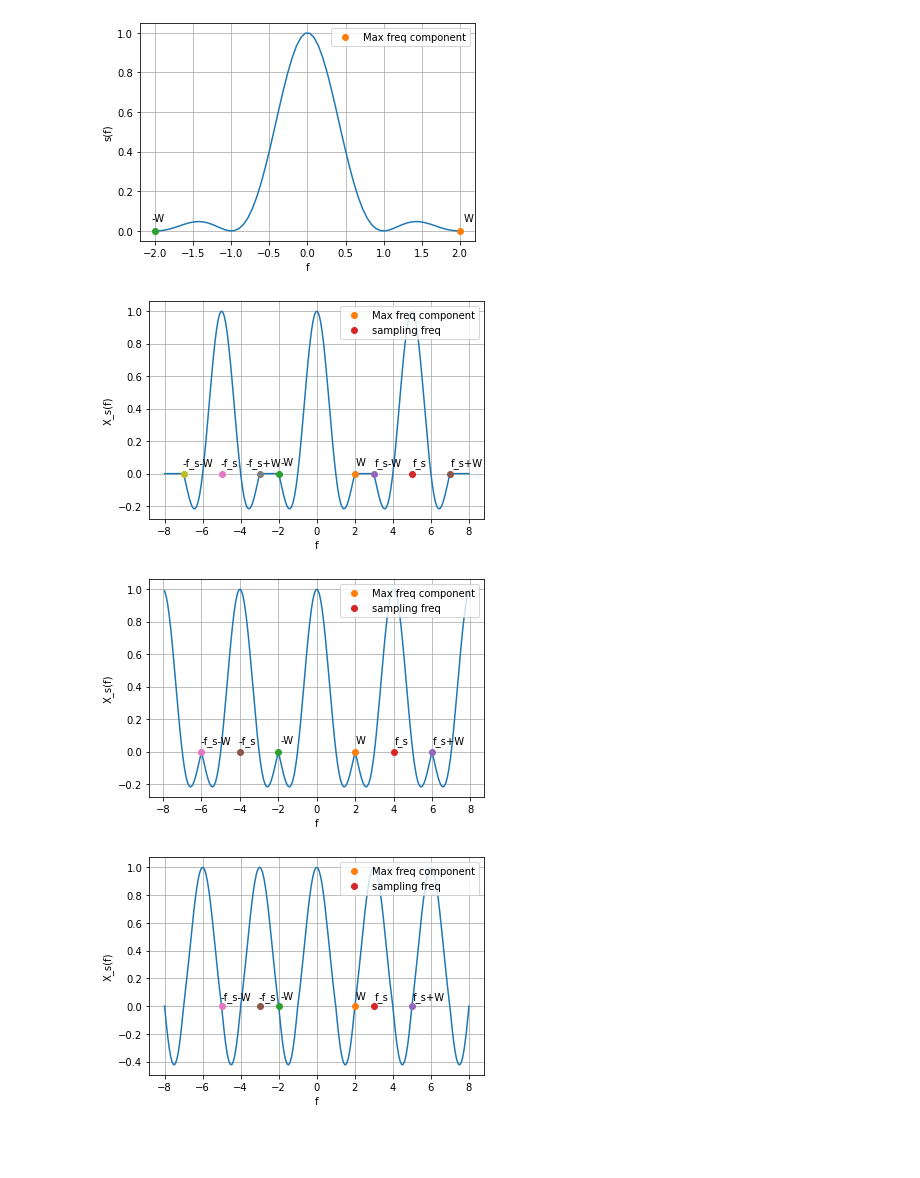
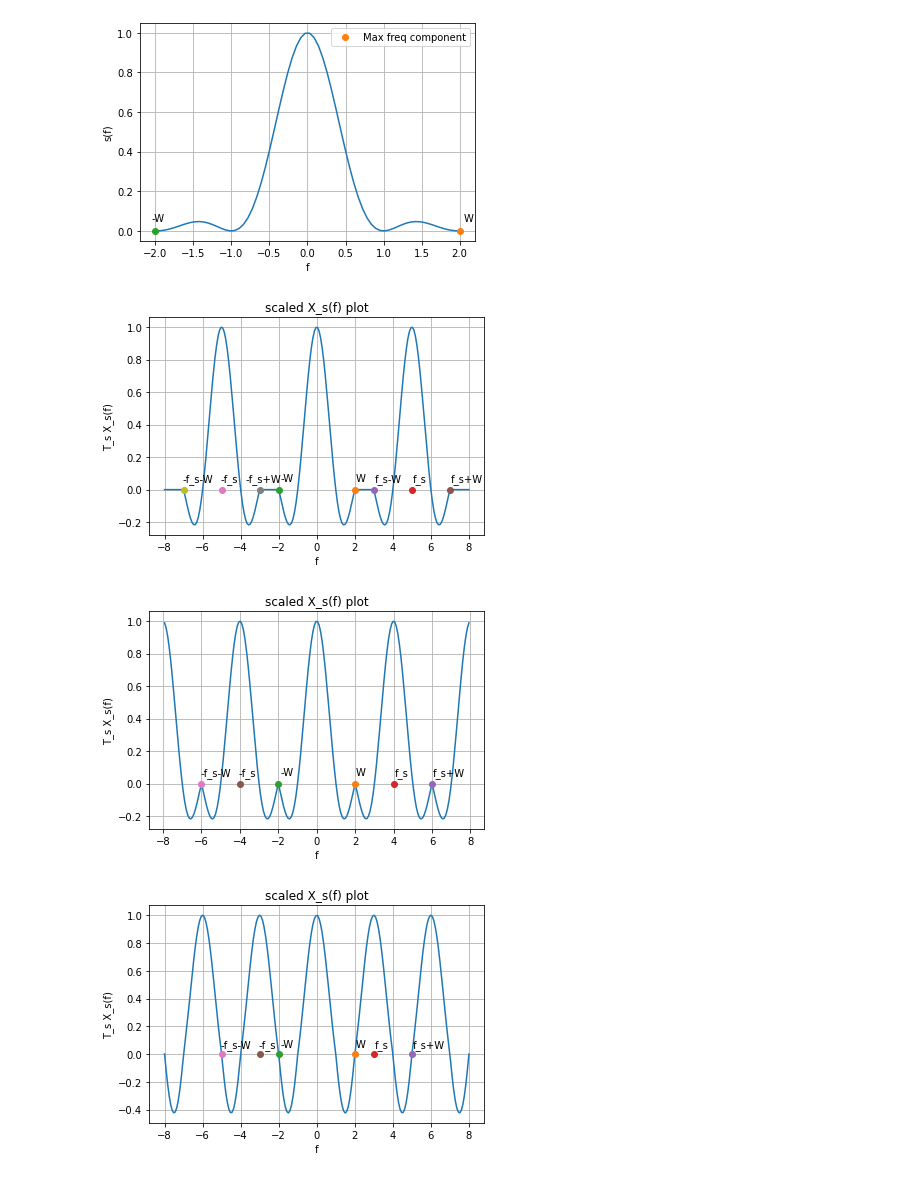
Before and after one commit to YashasTadikamalla/EE3900, a Jupyter notebook: GateAssignment4/codes/GateAssignment4.ipynb, the cells around one changed output. Drawn from its saved outputs; the diff is of its cells as text; code cells hidden in the pictures; blank space fills up the shorter version.

```diff
--- a/GateAssignment4/codes/GateAssignment4.ipynb
+++ b/GateAssignment4/codes/GateAssignment4.ipynb
@@ -45,41 +45,41 @@ plt.show()
 # %%
 FS=np.linspace(-8,8,200)
 
 vals_Xs=[]
 for i in FS:
   vals_Xs.append(X(i)+X(i-5)+X(i+5)+X(i-10)+X(i+10))
 
 plt.plot(FS,vals_Xs)
-plt.ylabel('X_s(f)')
+plt.ylabel('T_s X_s(f)')
 plt.xlabel('f')
 plt.plot(2, 0,'o',label='Max freq component')
 plt.text(2.05,0.05,'W')
 plt.plot(-2, 0,'o')
 plt.text(-1.9,0.05,'-W')
 plt.plot(5, 0,'o',label='sampling freq')
 plt.text(5.05,0.05,'f_s')
 plt.plot(3, 0,'o')
 plt.text(3.05,0.05,'f_s-W')
 plt.plot(7, 0,'o')
 plt.text(7.05,0.05,'f_s+W')
 plt.plot(-5, 0,'o')
 plt.text(-5.05,0.05,'-f_s')
 plt.plot(-3, 0,'o')
 plt.text(-3.75,0.05,'-f_s+W')
 plt.plot(-7, 0,'o')
 plt.text(-7.05,0.05,'-f_s-W')
 plt.grid()
-plt.legend(loc='upper right')
+plt.title("scaled X_s(f) plot")
 plt.show()
 # %% [output]
-[figure, old version]
+[figure, new version]
 # %%
 vals_Xs=[]
 for i in FS:
   vals_Xs.append(X(i)+X(i-4)+X(i+4)+X(i-8)+X(i+8))
 
 plt.plot(FS,vals_Xs)
-plt.ylabel('X_s(f)')
+plt.ylabel('T_s X_s(f)')
 plt.xlabel('f')
 plt.plot(2, 0,'o',label='Max freq component')
 plt.text(2.05,0.05,'W')
@@ -94,17 +94,17 @@ plt.text(-4.05,0.05,'-f_s')
 plt.plot(-6, 0,'o')
 plt.text(-6.05,0.05,'-f_s-W')
 plt.grid()
-plt.legend(loc='upper right')
+plt.title("scaled X_s(f) plot")
 plt.show()
 # %% [output]
-[figure, old version]
+[figure, new version]
 # %%
 vals_Xs=[]
 for i in FS:
   vals_Xs.append(X(i)+X(i-3)+X(i+3)+X(i-6)+X(i+6)+X(i-9)+X(i+9))
 
 plt.plot(FS,vals_Xs)
-plt.ylabel('X_s(f)')
+plt.ylabel('T_s X_s(f)')
 plt.xlabel('f')
 plt.plot(2, 0,'o',label='Max freq component')
 plt.text(2.05,0.05,'W')
@@ -119,7 +119,7 @@ plt.text(-3.05,0.05,'-f_s')
 plt.plot(-5, 0,'o')
 plt.text(-5.05,0.05,'-f_s-W')
 plt.grid()
-plt.legend(loc='upper right')
+plt.title("scaled X_s(f) plot")
 plt.show()
 # %% [output]
-[figure, old version]
+[figure, new version]
```
Also changed, not shown: 5 other files.
